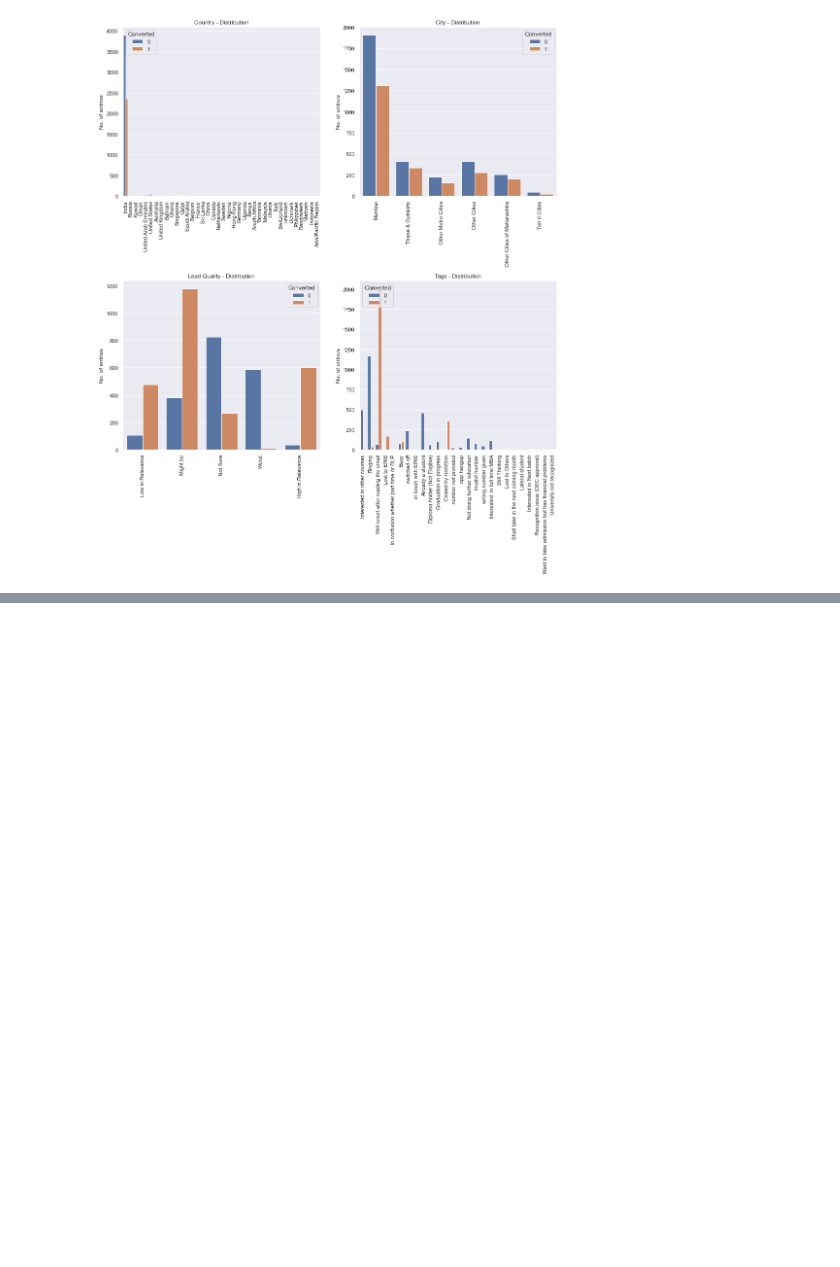
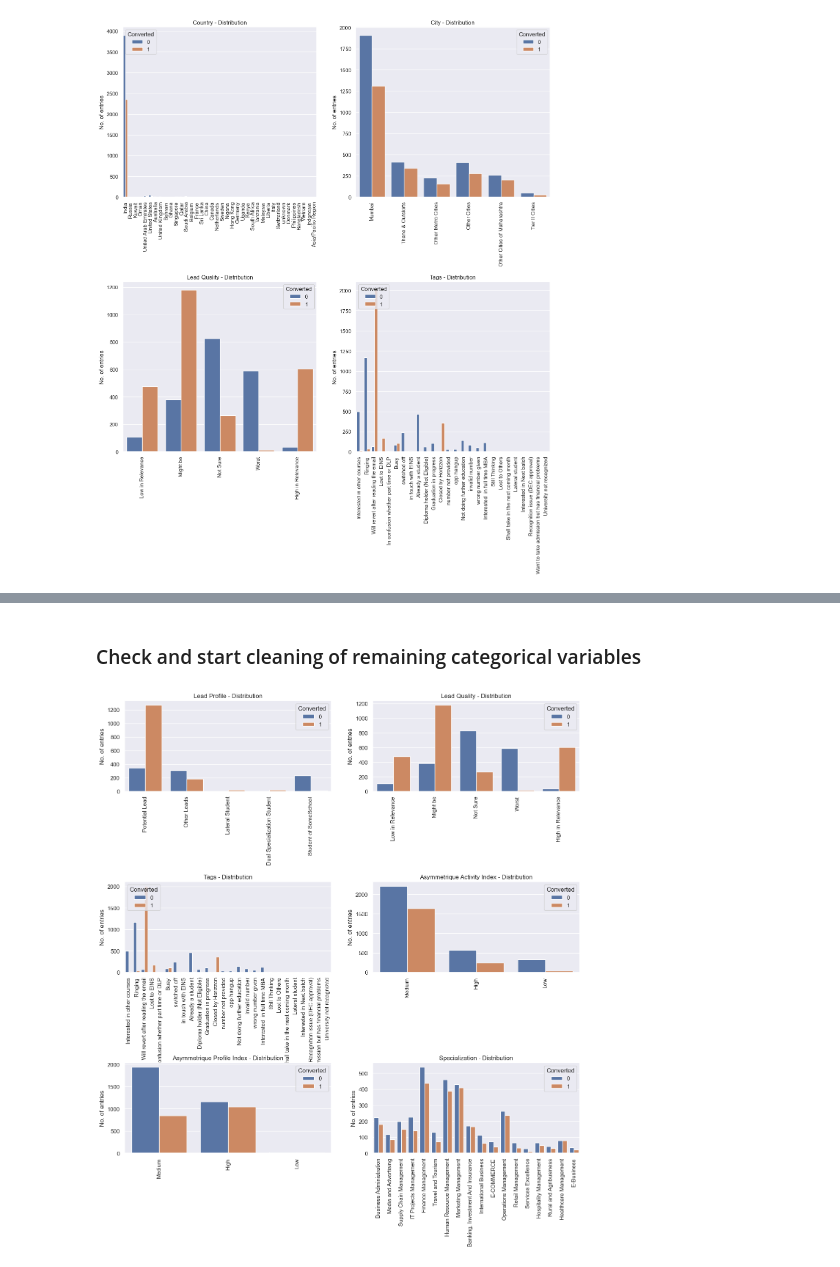
Before and after one commit to srikanth-chitturi/lead-scoring-case-study, a Jupyter notebook: lead_scoring_case_study.ipynb, the cells around one changed output, grey strips where cells are left out. Drawn from its saved outputs; the diff is of its cells as text; code cells hidden in the pictures; blank space fills up the shorter version.

```diff
--- a/lead_scoring_case_study.ipynb
+++ b/lead_scoring_case_study.ipynb
@@ -343,0 +478,20 @@ for i in range(len(col_list_for_count2)):
+# %% [markdown]
+### Check and start cleaning of remaining categorical variables
+# %%
+col_list_for_count4=['Lead Profile','Lead Quality','Tags','Asymmetrique Activity Index','Asymmetrique Profile Index','Specialization']
+
+# Visualising the histogram of the distribution of these categorical variables
+plt.figure(figsize=(16,16))
+for i in range(len(col_list_for_count4)):
+    plt.subplot(3, 2, i+1)
+    var=col_list_for_count4[i]
+    sns.countplot(x= var, hue = 'Converted', data = leads_df)
+    plt.xticks(rotation=90)
+    plt.title('Plotting data for target in terms of total count')
+    plt.title(var+' - Distribution')
+    plt.ylabel('No. of entries')
+    plt.xticks(rotation=90)
+    plt.xlabel(None)
+    plt.subplots_adjust(hspace = 1)
+# %% [output]
+[figure, added]
```
Also changed, not shown: parts of 67 cells of this notebook.
